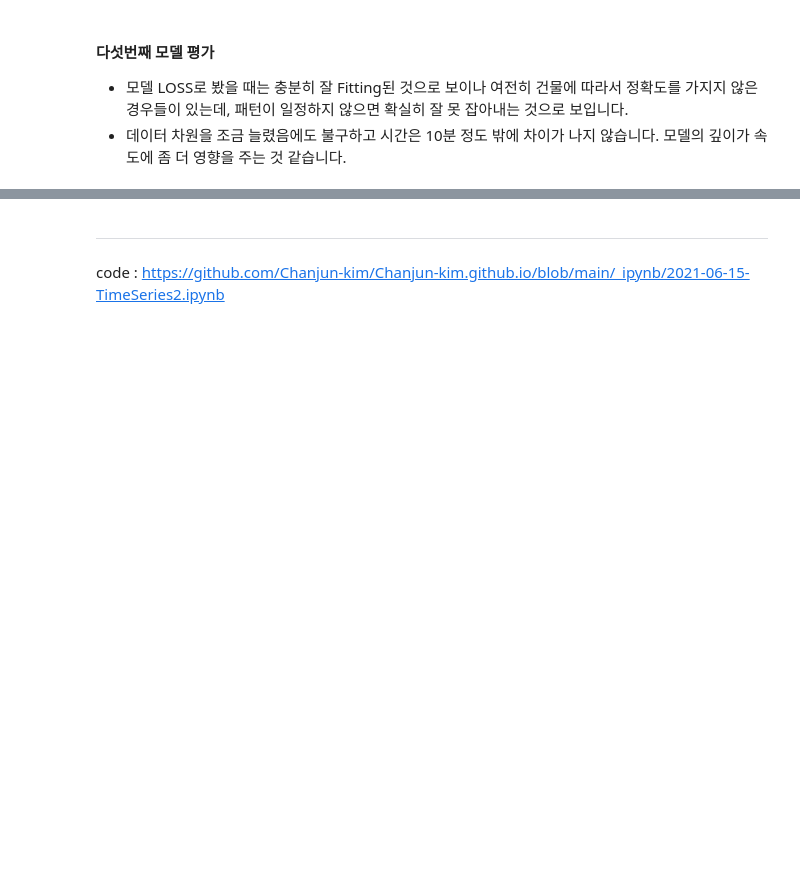
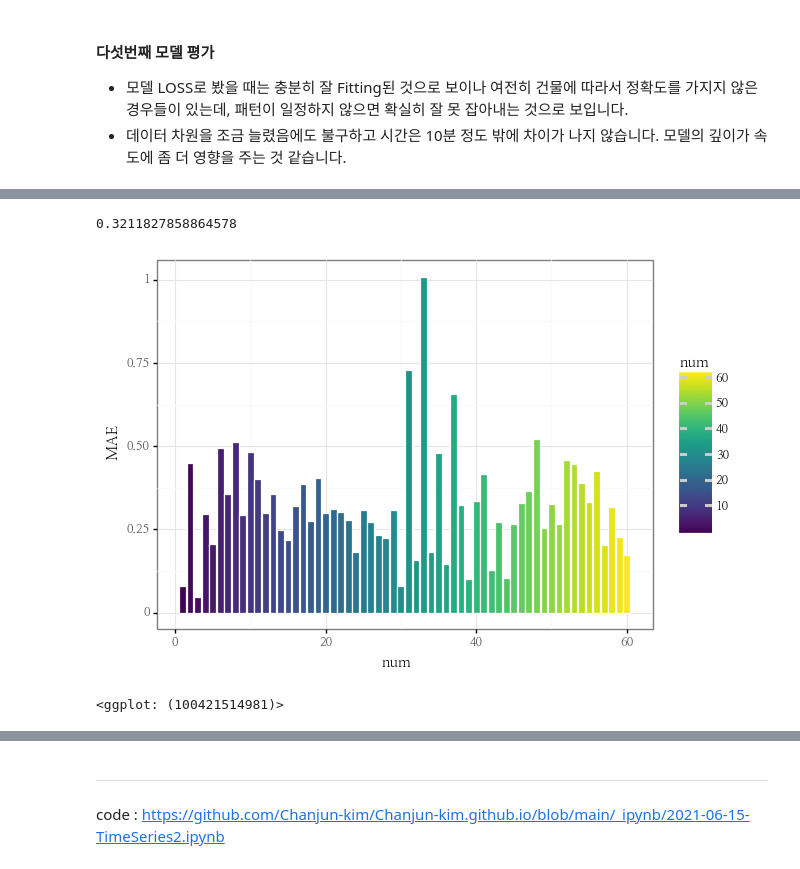
Before and after one commit to Chanjun-kim/Chanjun-kim.github.io, a Jupyter notebook: _ipynb/2021-06-15-TimeSeries2.ipynb, the cells around one changed output, grey strips where cells are left out. Saved outputs shown, nothing was run; the diff lists cells and outputs as text; code cells hidden in the pictures; blank space fills up the shorter version.

```diff
--- a/_ipynb/2021-06-15-TimeSeries2.ipynb
+++ b/_ipynb/2021-06-15-TimeSeries2.ipynb
@@ -764,0 +788,9 @@ predict_grp_idx(grp_val, mae_max, y_col)
+# %%
+tf_val = pd.concat([
+    val["num"].reset_index(drop = True),
+    pd.DataFrame(oh_encoder.transform(val[["num"]]).toarray()).add_prefix("num"),
+    val[y_col].reset_index(drop = True)],
+    axis = 1)
+# %%
+minmax_value = tf_train.groupby("num").agg({y_col : [max, min]}).reset_index().droplevel(axis = 1, level = 0)
+minmax_value.columns = ["num", "max", "min"]
@@ -764,0 +799,2 @@ predict_grp_idx(grp_val, mae_max, y_col)
+# %%
+tf_val = fit_minmmax_scaler(tf_val, minmax_value)
@@ -764,0 +860,9 @@ predict_grp_idx(grp_val, mae_max, y_col)
+# %%
+grp_val = pd.concat([result, tf_val[y_col]], axis = 1)
+# %%
+print(mean_absolute_error(grp_val.predict, grp_val[y_col]))
+metric_plot(grp_val)
+# %% [output]
+0.3211827858864578
+[figure, added]
+<ggplot: (100421514981)>
```
Also changed, not shown: parts of 46 cells of this notebook, 29 other files.
